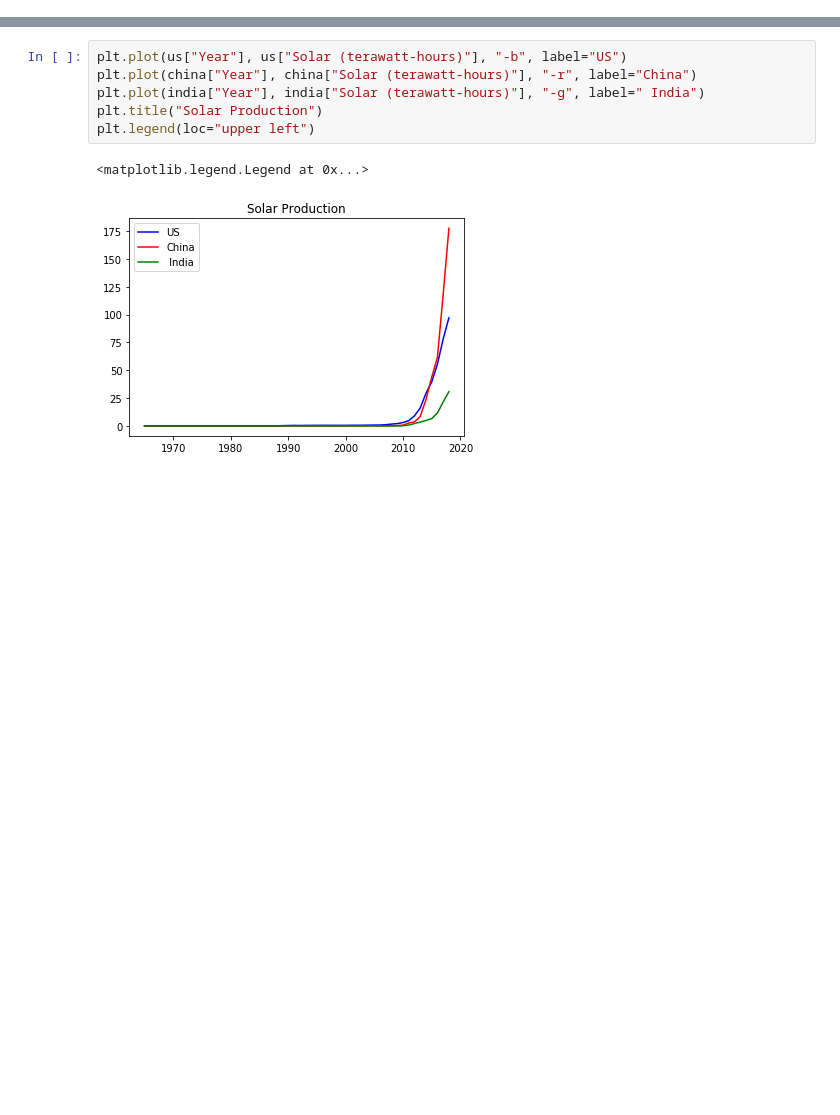
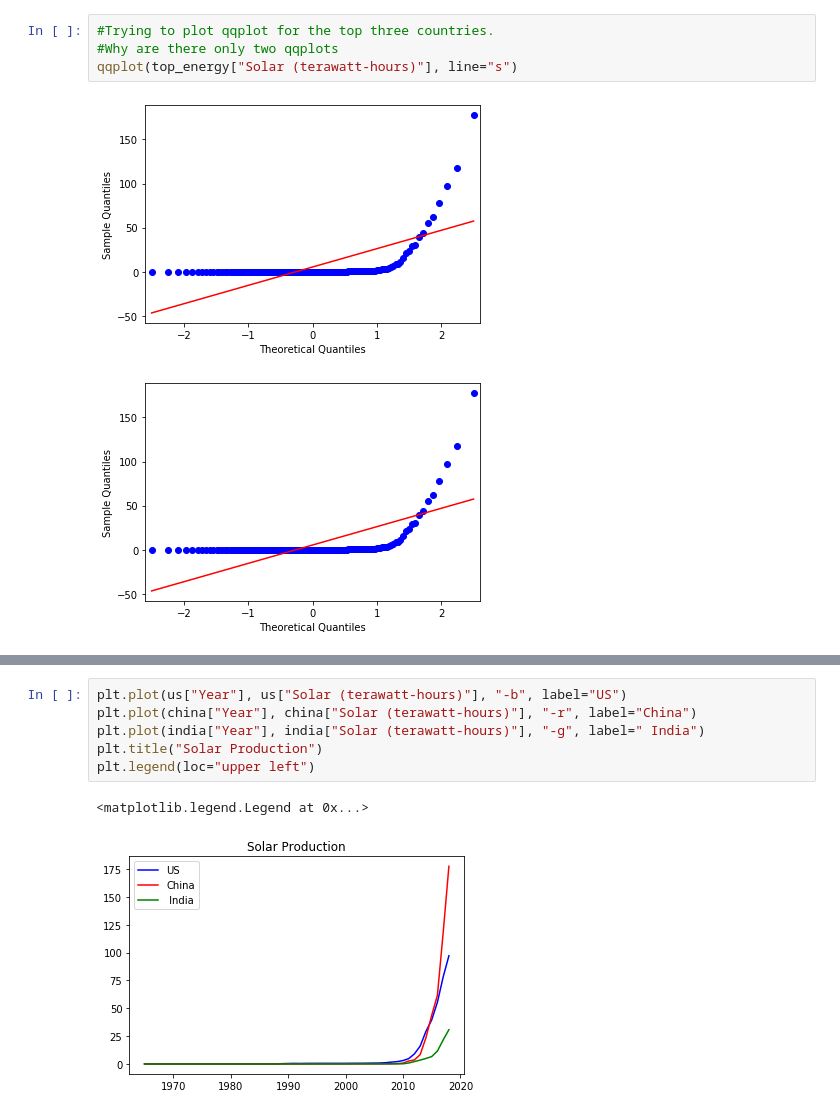
Before and after one commit to jhl126/Capstone1_Rename_later, a Jupyter notebook: Data Analysis.ipynb, the cells around one changed output, grey strips where cells are left out. Saved outputs shown, nothing was run; the diff lists cells and outputs as text; blank space fills up the shorter version.

```diff
--- a/Data Analysis.ipynb
+++ b/Data Analysis.ipynb
@@ -59,0 +55,7 @@ KruskalResult(statistic=10.10226009559649, pvalue=0.006402094683951255)
+# %%
+#Trying to plot qqplot for the top three countries.
+#Why are there only two qqplots
+qqplot(top_energy["Solar (terawatt-hours)"], line="s")
+# %% [output]
+[figure, added]
+[figure, added]
```
Also changed, not shown: parts of 17 cells of this notebook, 1 other file.
